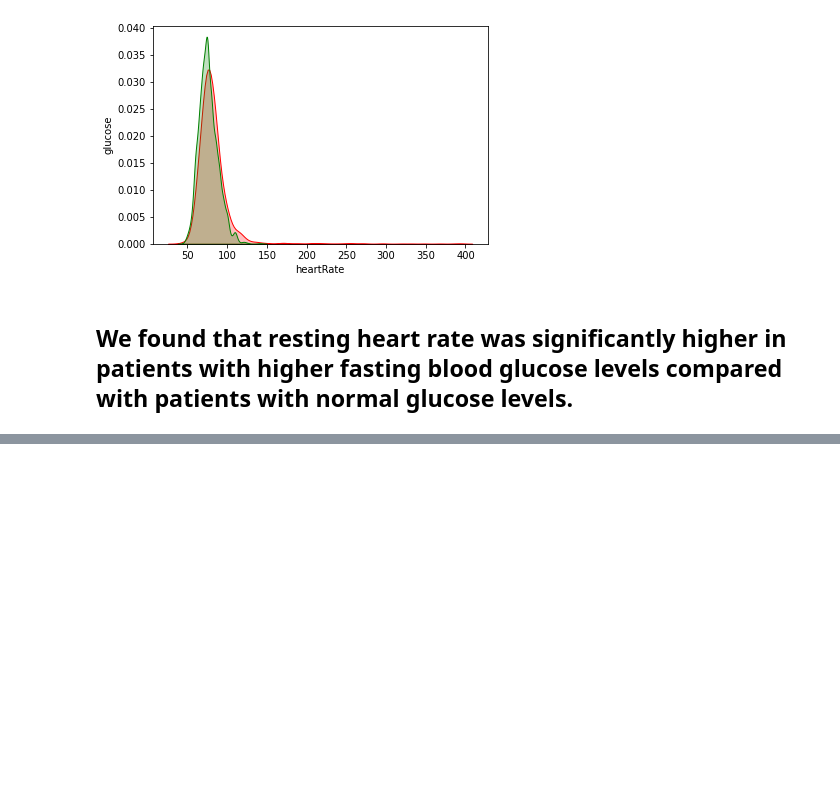
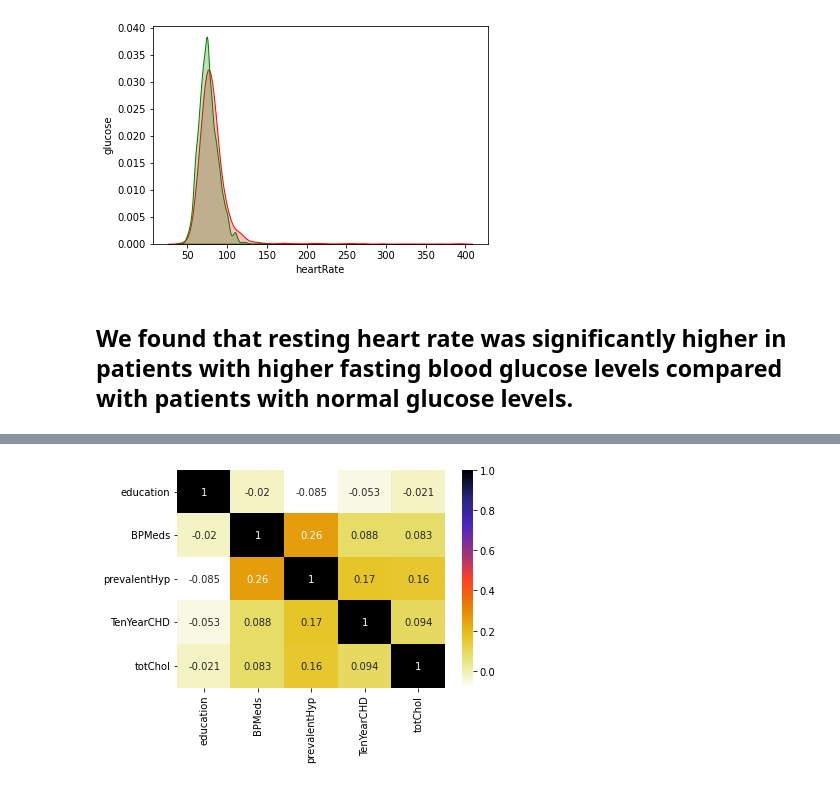
Before and after one commit to razsahil/cardiovascular_risk-analysis, a Jupyter notebook: EDA_PROJECT_.ipynb, the cells around one changed output, grey strips where cells are left out. Cells and saved outputs as stored; diff of their text form; code cells hidden in the pictures; blank space fills up the shorter version.

```diff
--- a/EDA_PROJECT_.ipynb
+++ b/EDA_PROJECT_.ipynb
@@ -340,0 +441,5 @@ Text(0.5, 0, 'heartRate')
+# %%
+sn.heatmap(data[["education","BPMeds","prevalentHyp","TenYearCHD","totChol"]].corr(), annot=True, cmap="CMRmap_r")
+plt.show()
+# %% [output]
+[figure, added]
```
Also changed, not shown: parts of 17 cells of this notebook.
